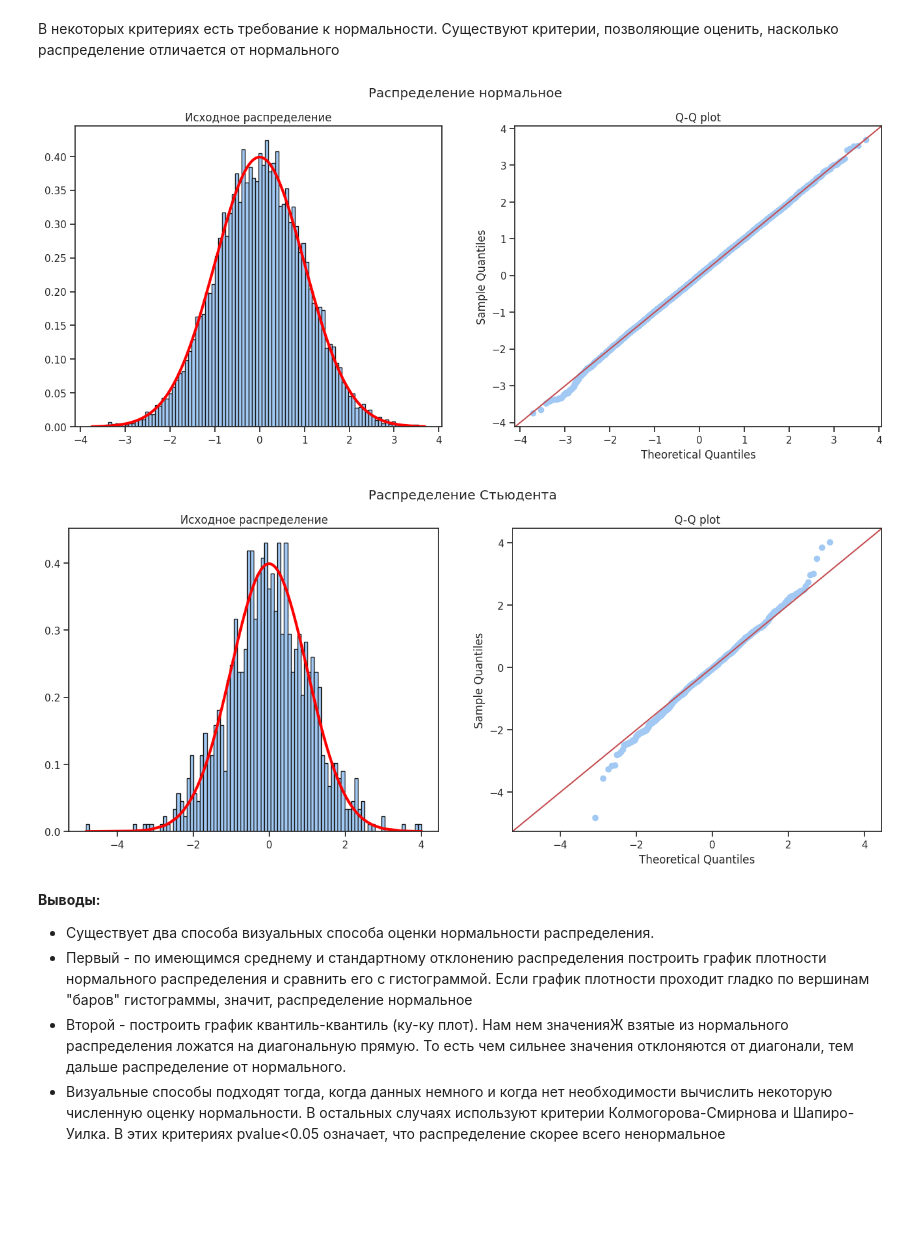
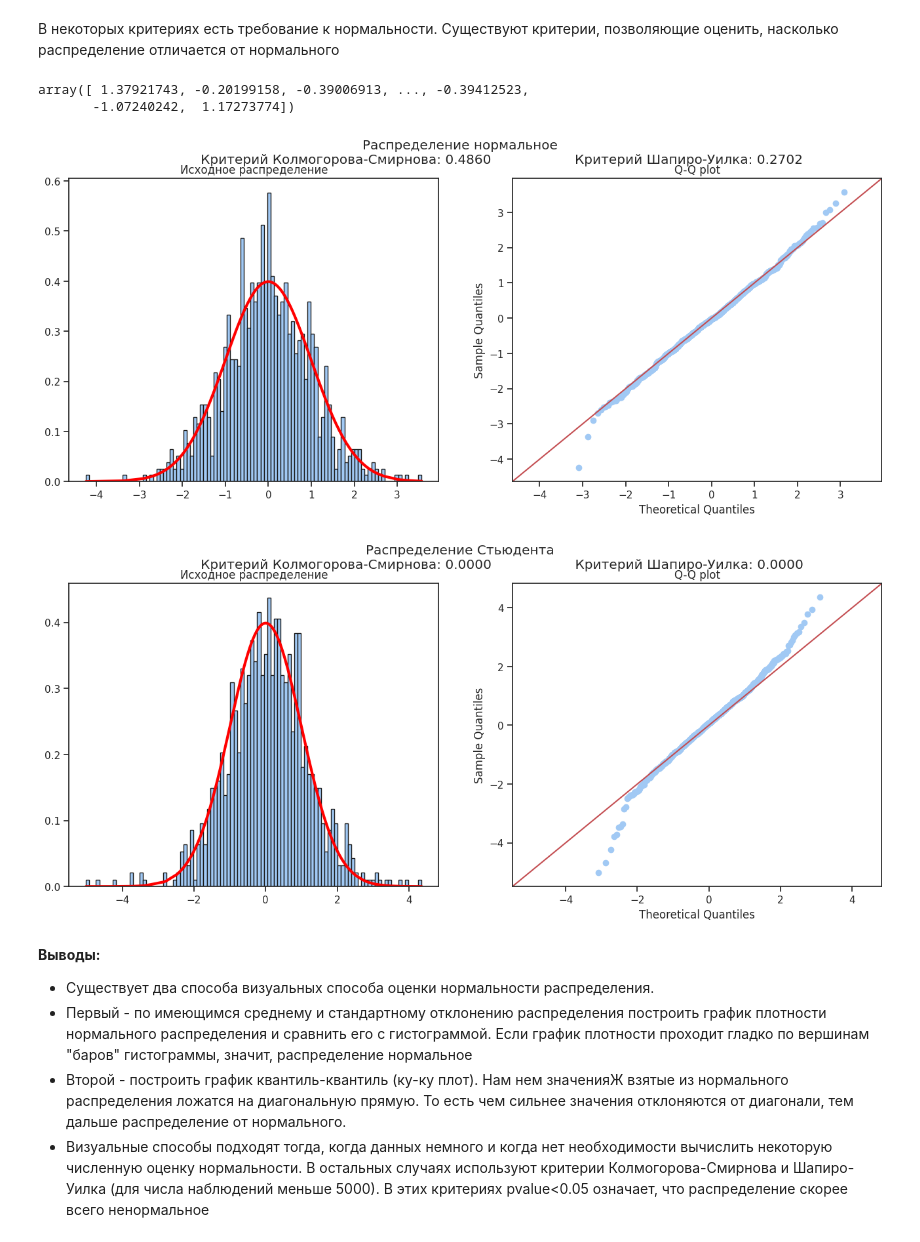
Before and after one commit to zakharkousnetsov/DS_projects, a Jupyter notebook: statistics/statistics.ipynb, the cells around one changed output. Drawn from its saved outputs; the diff is of its cells as text; code cells hidden in the pictures; blank space fills up the shorter version.

```diff
--- a/statistics/statistics.ipynb
+++ b/statistics/statistics.ipynb
@@ -412,6 +416,6 @@ pvalue: 0.05251939059183091
 # %%
 d1 = st.norm.rvs(loc=0, scale=10, size=1000, random_state=231)
-d2 = st.norm.rvs(loc=0.001, scale=10, size=1000, random_state=123)
+d2 = st.norm.rvs(loc=1, scale=10, size=1000, random_state=123)
 
 fig, (ax1, ax2) = plt.subplots(2, 1)
 
@@ -435,29 +439,46 @@ plt.tight_layout()
 # Проверка распределения на нормальность, QQ-Plot
 # %% [markdown]
 В некоторых критериях есть требование к нормальности. Существуют критерии, позволяющие оценить, насколько распределение отличается от нормального
+# %%
+norms
+# %% [output]
+array([ 1.37921743, -0.20199158, -0.39006913, ..., -0.39412523,
+       -1.07240242,  1.17273774])
 # %%
 mu=0
 sigma=1
-norms = np.random.normal(loc=mu, scale=sigma, size=10000)
+norms = np.random.normal(loc=mu, scale=sigma, size=1000)
 ts = np.random.standard_t(size=1000, df=10)
 
 for dist, dist_name in zip((norms, ts), ('нормальное', 'Стьюдента')):
     fig, (ax1, ax2) = plt.subplots(1, 2, figsize=(16, 6))
-    fig.suptitle(f'Распределение {dist_name}')
+
+    # Расчет еритерия Колмогорова-Смирнова
+    if dist_name == 'нормальное':
+        ks_pvalue = st.kstest(rvs=dist, cdf=st.norm.cdf).pvalue
+    else:
+        ks_pvalue = st.kstest(rvs=dist, cdf=st.t.cdf(dist, len(dist)-1)).pvalue
+
+    # Расчет критерия Шапиро-Уилка
+    sw_pvalue = st.shapiro(dist).pvalue
+
+    fig.suptitle(f'Распределение {dist_name} \n\
+                   Критерий Колмогорова-Смирнова: {ks_pvalue:.4f} \
+                   Критерий Шапиро-Уилка: {sw_pvalue:.4f}')
 
     ax1.hist(dist, bins=100, density=True, ec='k');
     ax1.grid(False)
     ax1.plot(sorted(dist), st.norm.pdf(sorted(dist), loc=mu, scale=sigma), color='red', linewidth=3, );
     ax1.set_title('Исходное распределение');
 
     sm.qqplot(dist, line='45', ax=ax2);
     ax2.set_title('Q-Q plot');
 # %% [output]
-[figure, old version]
+[figure, new version]
-[figure, old version]
+[figure, new version]
 # %% [markdown]
 **Выводы:**
 * Существует два способа визуальных способа оценки нормальности распределения.
 * Первый - по имеющимся среднему и стандартному отклонению распределения построить график плотности нормального распределения и сравнить его с гистограммой. Если график плотности проходит гладко по вершинам "баров" гистограммы, значит, распределение нормальное
 * Второй - построить график квантиль-квантиль (ку-ку плот). Нам нем значенияЖ взятые из нормального распределения ложатся на диагональную прямую. То есть чем сильнее значения отклоняются от диагонали, тем дальше распределение от нормального.
-* Визуальные способы подходят тогда, когда данных немного и когда нет необходимости вычислить некоторую численную оценку нормальности. В остальных случаях используют критерии Колмогорова-Смирнова и Шапиро-Уилка. В этих критериях pvalue<0.05 означает, что распределение скорее всего ненормальное
+* Визуальные способы подходят тогда, когда данных немного и когда нет необходимости вычислить некоторую численную оценку нормальности. В остальных случаях используют критерии Колмогорова-Смирнова и Шапиро-Уилка (для числа наблюдений меньше 5000). В этих критериях pvalue<0.05 означает, что распределение скорее всего ненормальное
```
Also changed, not shown: parts of 6 cells of this notebook.
